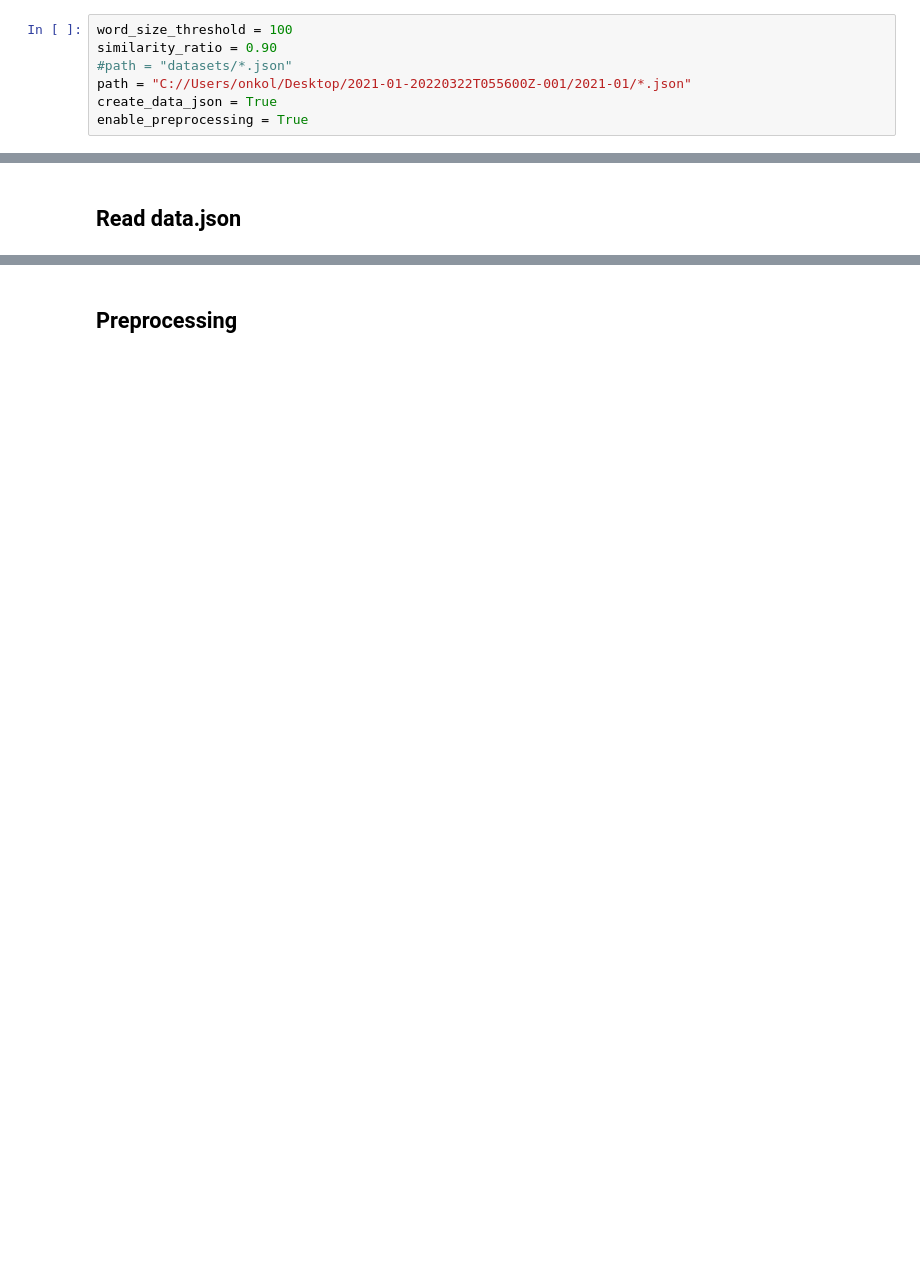
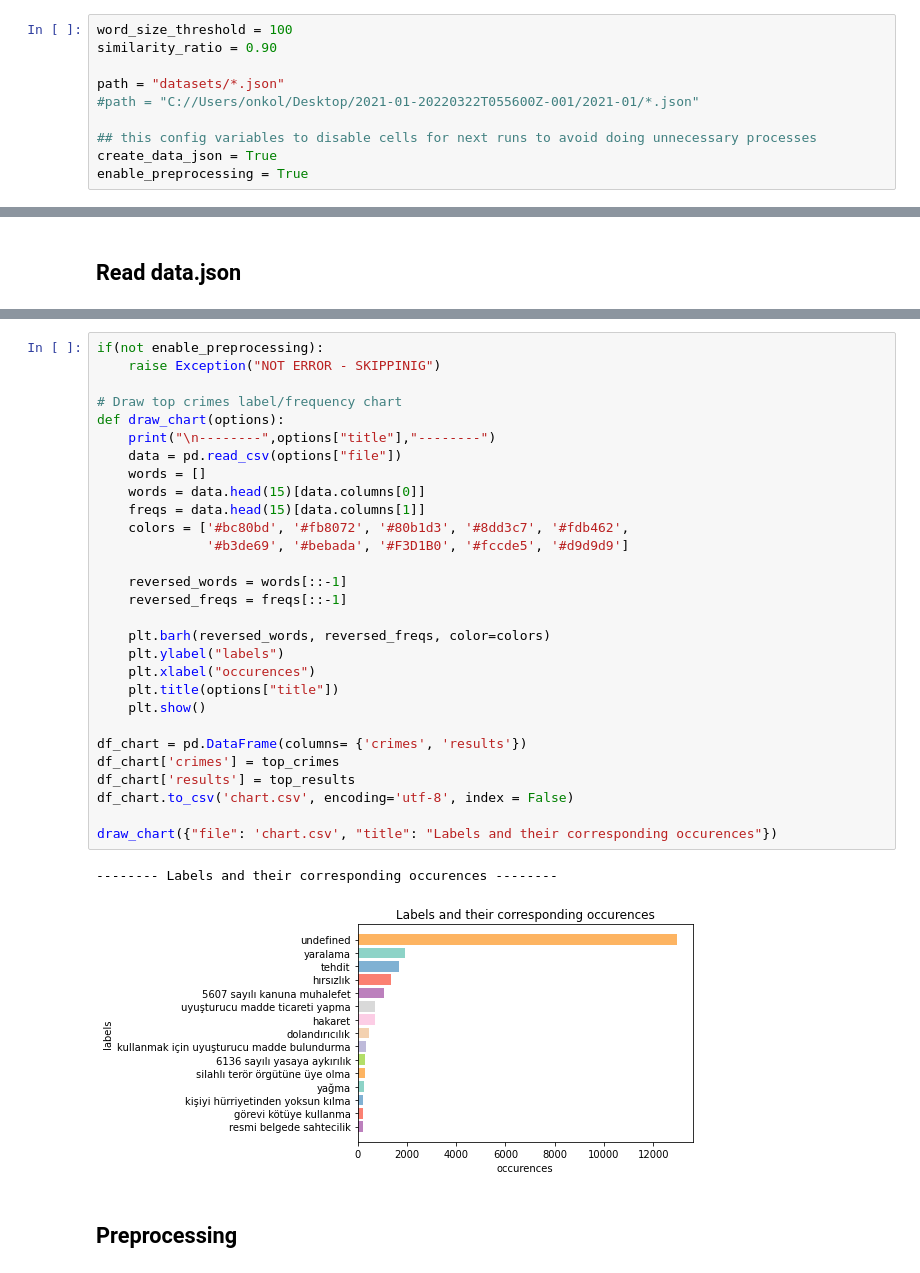
Before and after one commit to anilsenay/CSE4095S22_Grp4, a Jupyter notebook: Delivery 2 - Machine Learning/iteration2.ipynb, the cells around one changed output, grey strips where cells are left out. Saved outputs shown, nothing was run; the diff lists cells and outputs as text; blank space fills up the shorter version.

```diff
--- a/Delivery 2 - Machine Learning/iteration2.ipynb
+++ b/Delivery 2 - Machine Learning/iteration2.ipynb
@@ -23,8 +25,11 @@ from sklearn.feature_extraction.text import CountVectorizer
 # %%
 word_size_threshold = 100
 similarity_ratio = 0.90
-#path = "datasets/*.json"
-path = "C://Users/onkol/Desktop/2021-01-20220322T055600Z-001/2021-01/*.json"
+
+path = "datasets/*.json"
+#path = "C://Users/onkol/Desktop/2021-01-20220322T055600Z-001/2021-01/*.json"
+
+## this config variables to disable cells for next runs to avoid doing unnecessary processes
 create_data_json = True
 enable_preprocessing = True
 # %% [markdown]
@@ -206,3 +193,35 @@ draw_chart({"file": 'chart.csv', "title": "Labels and their corresponding occure
+# %%
+if(not enable_preprocessing):
+    raise Exception("NOT ERROR - SKIPPINIG")
+
+# Draw top crimes label/frequency chart
+def draw_chart(options):
+    print("\n--------",options["title"],"--------")
+    data = pd.read_csv(options["file"])
+    words = []
+    words = data.head(15)[data.columns[0]]
+    freqs = data.head(15)[data.columns[1]]
+    colors = ['#bc80bd', '#fb8072', '#80b1d3', '#8dd3c7', '#fdb462',
+              '#b3de69', '#bebada', '#F3D1B0', '#fccde5', '#d9d9d9']
+
+    reversed_words = words[::-1]
+    reversed_freqs = freqs[::-1]
+
+    plt.barh(reversed_words, reversed_freqs, color=colors)
+    plt.ylabel("labels")
+    plt.xlabel("occurences")
+    plt.title(options["title"])
+    plt.show()
+
+df_chart = pd.DataFrame(columns= {'crimes', 'results'})
+df_chart['crimes'] = top_crimes
+df_chart['results'] = top_results
+df_chart.to_csv('chart.csv', encoding='utf-8', index = False)
+
+draw_chart({"file": 'chart.csv', "title": "Labels and their corresponding occurences"})
+# %% [output]
+-------- Labels and their corresponding occurences --------
+[figure, added]
 # %% [markdown]
 ## Preprocessing
 # %%
```
Also changed, not shown: parts of 10 cells of this notebook.
